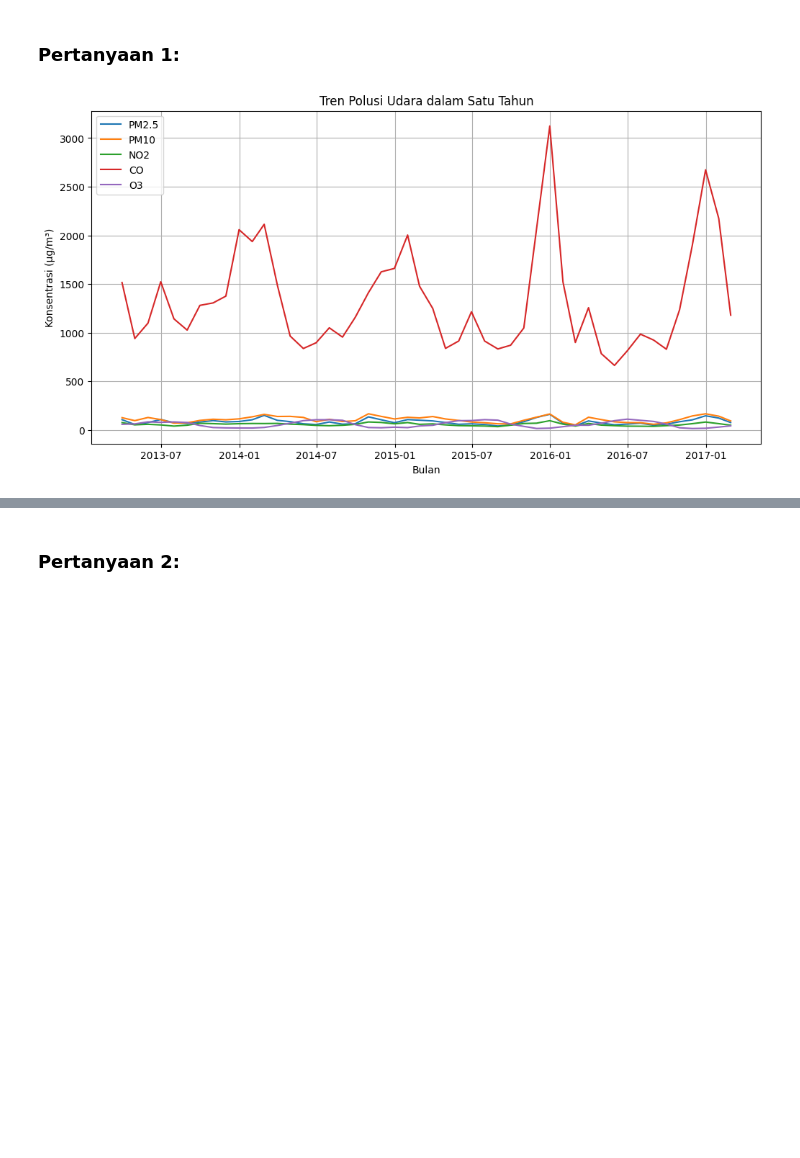
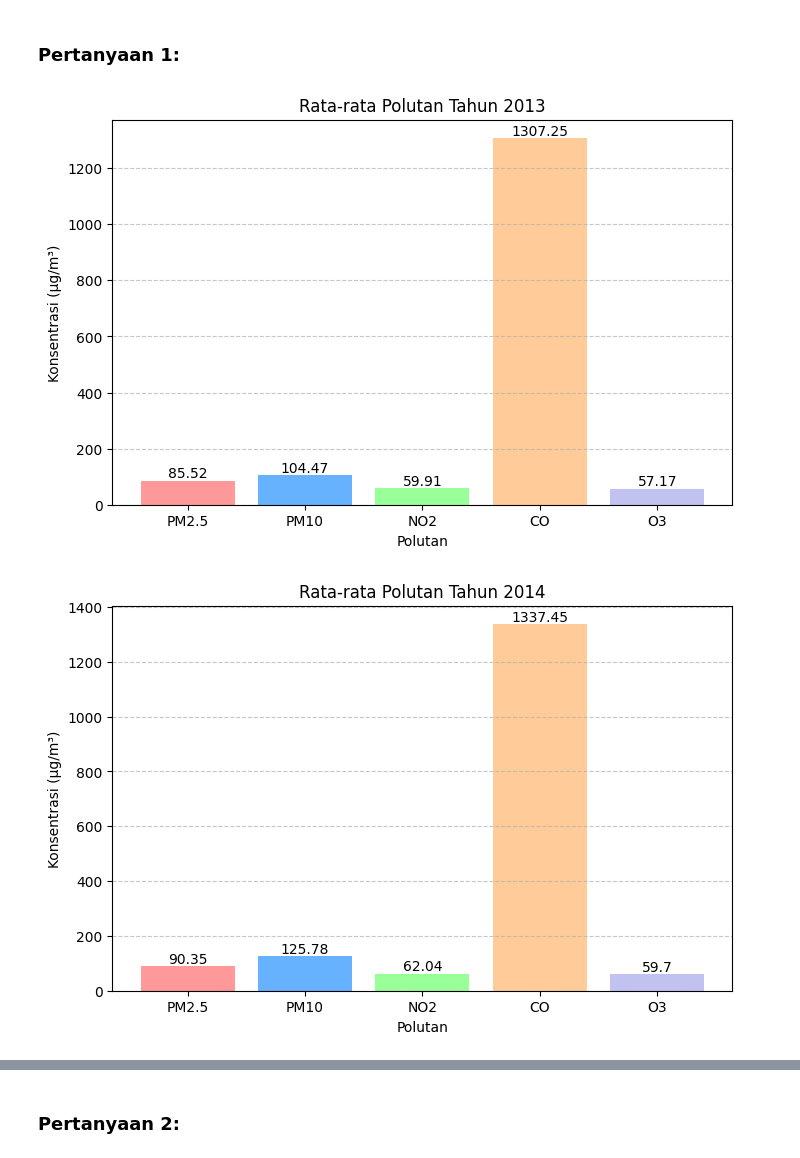
Before and after one commit to ezVlee/project, a Jupyter notebook: Proyek_Analisis_Data.ipynb, the cells around one changed output, grey strips where cells are left out. Drawn from its saved outputs; the diff is of its cells as text; code cells hidden in the pictures; blank space fills up the shorter version.

```diff
--- a/Proyek_Analisis_Data.ipynb
+++ b/Proyek_Analisis_Data.ipynb
@@ -181,21 +219,20 @@ df_cleaned.describe()
 ## Visualization & Explanatory Analysis
 # %% [markdown]
 ### Pertanyaan 1:
-# %%
-df_cleaned = df.copy()
-df_cleaned['date'] = pd.to_datetime(df[['year', 'month', 'day', 'hour']])
-df_cleaned.set_index('date', inplace=True)
-monthly_avg = df_cleaned.resample('ME').mean(numeric_only=True)
-
-plt.figure(figsize=(12, 6))
-for polutan in ['PM2.5', 'PM10', 'NO2', 'CO', 'O3']:
-    plt.plot(monthly_avg.index, monthly_avg[polutan], label=polutan)
-
-plt.xlabel('Bulan')
-plt.ylabel('Konsentrasi (µg/m³)')
-plt.title('Tren Polusi Udara dalam Satu Tahun')
-plt.legend()
-plt.grid(True)
-plt.show()
-# %% [output]
-[figure, removed]
+# %%
+for year, row in df_yearly.iterrows():
+    plt.figure(figsize=(8, 5))
+    bars = plt.bar(row.index, row.values, color=['#FF9999', '#66B2FF', '#99FF99', '#FFCC99', '#C2C2F0'])
+
+    for bar in bars:
+        yval = bar.get_height()
+        plt.text(bar.get_x() + bar.get_width()/2, yval, round(yval, 2), ha='center', va='bottom', fontsize=10)
+
+    plt.title(f'Rata-rata Polutan Tahun {year}')
+    plt.ylabel('Konsentrasi (µg/m³)')
+    plt.xlabel('Polutan')
+    plt.grid(axis='y', linestyle='--', alpha=0.7)
+    plt.show()
+# %% [output]
+[figure, added]
+[figure, added]
```
Also changed, not shown: parts of 13 cells of this notebook.
